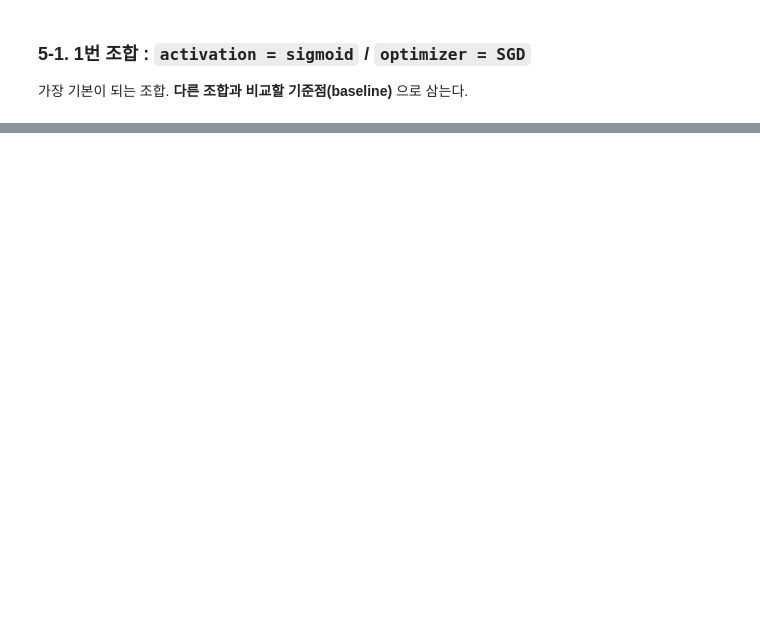
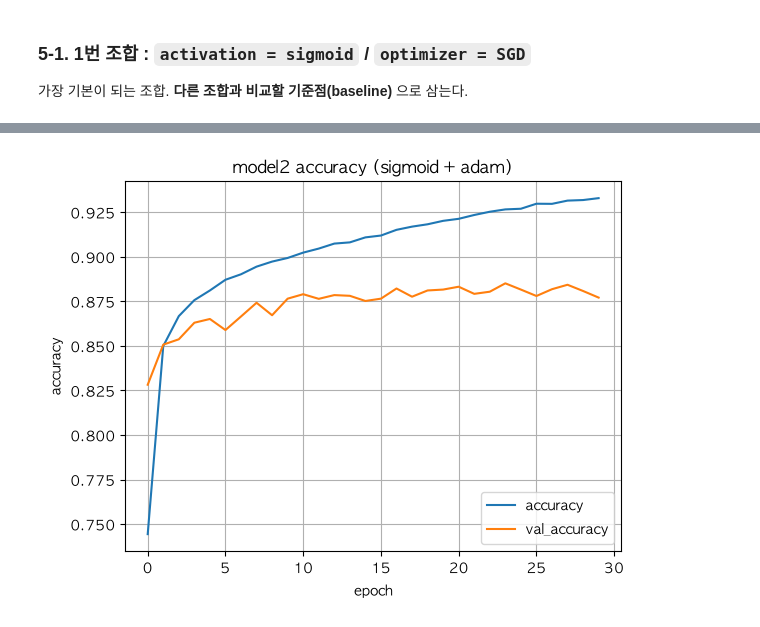
Before and after one commit to hongjinkong/study, a Jupyter notebook: deep learning/ex03)여러가지조합을통한다중분류실습.ipynb, the cells around one changed output, grey strips where cells are left out. Saved outputs shown, nothing was run; the diff lists cells and outputs as text; code cells hidden in the pictures; blank space fills up the shorter version.

```diff
--- a/deep learning/ex03)여러가지조합을통한다중분류실습.ipynb
+++ b/deep learning/ex03)여러가지조합을통한다중분류실습.ipynb
@@ -335,0 +357,29 @@ plt.show()
+# %%
+# ===== 2번 조합 : sigmoid + adam =====
+# 1. 뼈대 생성
+model2 = Sequential()
+
+# 2. 입력층 쌓기
+model2.add(InputLayer(shape = (28, 28)))
+model2.add(Flatten())
+
+# 3. 중간층 쌓기 (위와 동일하게 3개층으로 쌓기)
+model2.add(Dense(64,  activation = 'sigmoid'))
+model2.add(Dense(128, activation = 'sigmoid'))
+model2.add(Dense(64,  activation = 'sigmoid'))
+
+# 4. 출력층 쌓기 - 다중분류이므로 softmax
+model2.add(Dense(units = 10, activation = 'softmax'))
+
+# 5. 학습방법 설정 (compile)
+model2.compile(
+    optimizer = 'adam',                   # 최적화 함수 → Adam (방향 + 학습률 동시 보정)
+    loss = 'categorical_crossentropy',    # 다중분류용 손실함수
+    metrics = ['accuracy'])               # 평가지표 → 정확도
+
+# 6. 학습 - 1번 조합과 완전히 동일한 조건으로 (공정한 비교)
+model2.fit(
+    X_train, y_train_one_hot,
+    epochs = 30,
+    validation_data = (X_test, y_test_one_hot),
+    verbose = 2)
@@ -335,0 +405,17 @@ plt.show()
+# %%
+# 2번 조합(sigmoid + adam) 학습 결과 시각화
+# model2.history.history : fit을 따로 변수에 담지 않아도 모델 안에 학습기록이 남는다
+plt.plot(model2.history.history['accuracy'],     label = 'accuracy')      # 훈련 정확도
+plt.plot(model2.history.history['val_accuracy'], label = 'val_accuracy')  # 검증 정확도
+plt.grid(True)                    # 격자 표시
+plt.title('model2 accuracy (sigmoid + adam)')
+plt.ylabel('accuracy')
+plt.xlabel('epoch')
+plt.legend(loc = 'lower right')   # 범례를 오른쪽 아래에 배치
+plt.show()
+
+# [보는 법]
+# 두 선이 붙어서 같이 상승 → 아직 과대적합 아님, 더 학습해볼 여지가 있다
+# acc↑ / val_acc↓ 로 벌어지면 → 과대적합(Overfitting)
+# %% [output]
+[figure, added]
```
Also changed, not shown: parts of 27 cells of this notebook, 13 other files.
